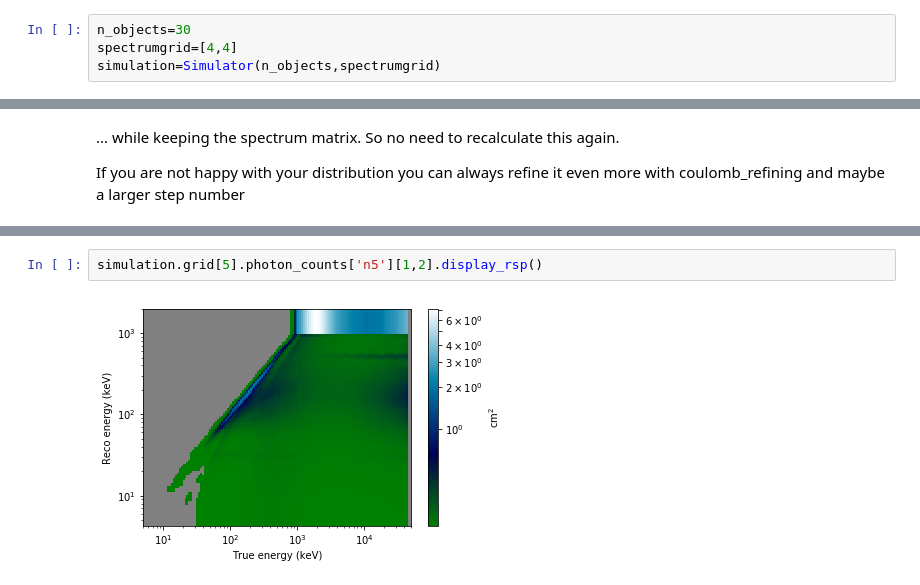
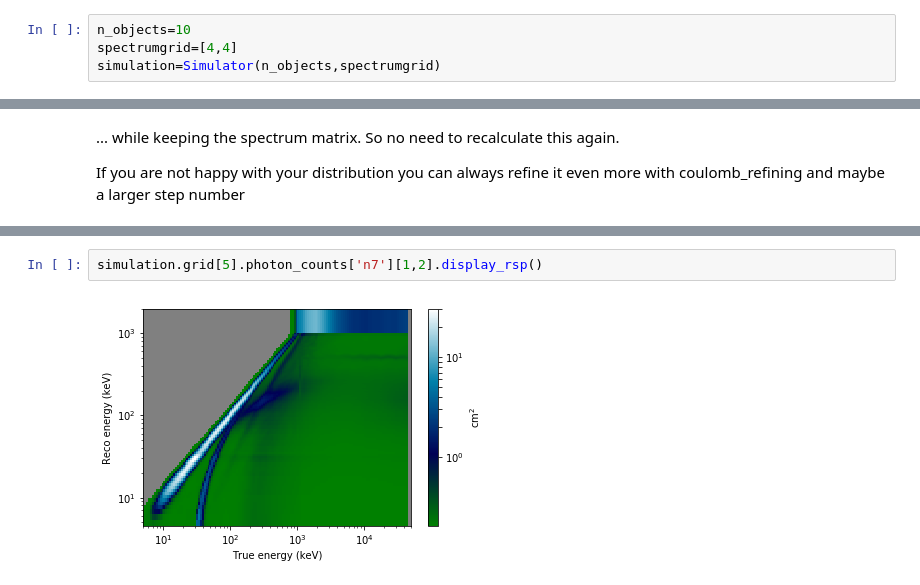
Before and after one commit to Husky22/GBMGridSimulator, a Jupyter notebook: Simulator Documentation.ipynb, the cells around one changed output, grey strips where cells are left out. Cells and saved outputs as stored; diff of their text form.

```diff
--- a/Simulator Documentation.ipynb
+++ b/Simulator Documentation.ipynb
@@ -12,7 +28,7 @@ from Simulator import *
 # %% [markdown]
 <p>Define the number of objects and the dimension of the spectrum matrix.</p>
 # %%
-n_objects=30
+n_objects=10
 spectrumgrid=[4,4]
 simulation=Simulator(n_objects,spectrumgrid)
 # %% [markdown]
@@ -146,4 +148,4 @@ response                      None
 # %%
-simulation.grid[5].photon_counts['n5'][1,2].display_rsp()
+simulation.grid[5].photon_counts['n7'][1,2].display_rsp()
 # %% [output]
-[figure, old version]
+[figure, new version]
```
Also changed, not shown: parts of 19 cells of this notebook, 55 other files.
